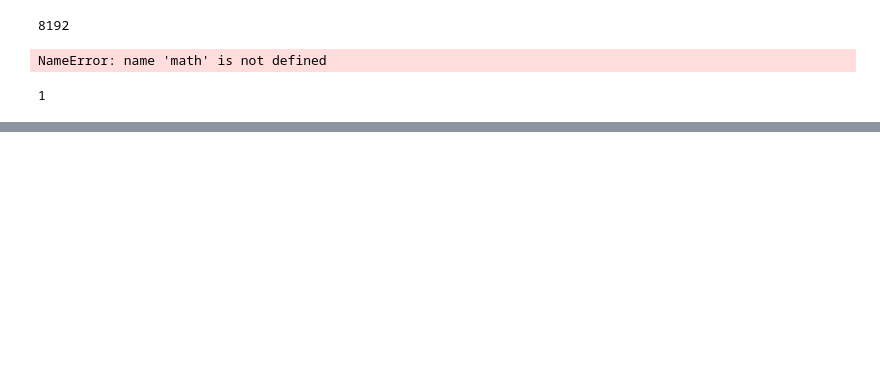
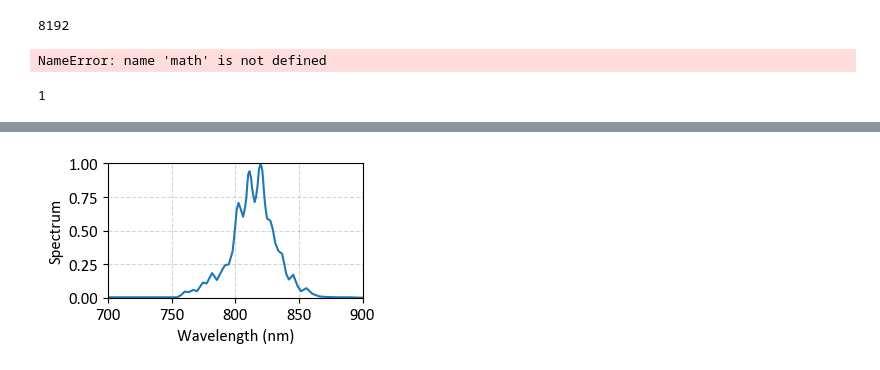
Before and after one commit to weipengyao/scripts, a Jupyter notebook: ms_f1_figs.ipynb, the cells around one changed output, grey strips where cells are left out. Saved outputs shown, nothing was run; the diff lists cells and outputs as text; code cells hidden in the pictures; blank space fills up the shorter version.

Commit message:
SDA energy spectrum

```diff
--- a/ms_f1_figs.ipynb
+++ b/ms_f1_figs.ipynb
@@ -118,0 +171,27 @@ math.factorial(abs(l1))
+# %%
+axis_wl = np.loadtxt('/Users/yao/Desktop/wizzler_data_spectra_profile.txt',delimiter=',',usecols=0)
+axis_ampl = np.loadtxt('/Users/yao/Desktop/wizzler_data_spectra_profile.txt',delimiter=',',usecols=1)
+# %%
+width  = 3.487 * 1.0
+height = width / 1.618 * 1.0
+
+fig, ax = plt.subplots()
+fig.subplots_adjust(left=.15, bottom=.16, right=.99, top=.97)
+
+ax.plot(axis_wl, axis_ampl)
+
+ax.set_xlim([700,900])
+# ax.set_xticks([-250, -200, -150, -100, -50, 0, 50, 100, 150, 200, 250])
+# ax.set_xticklabels([-250, -150,  -50,  50,  150,  250])
+ax.set_ylim([0,1])
+ax.grid(linestyle='--',alpha=0.5)
+ax.set_xlabel('Wavelength (nm)')
+ax.set_ylabel('Spectrum')
+# ax.legend()
+fig.set_size_inches(width, height)
+fig.tight_layout()
+
+# plt.show()
+plt.savefig('/Users/yao/Desktop/wizzler_spec.pdf',dpi=600) # 保存文件
+# %% [output]
+[figure, added]
```
Also changed, not shown: parts of 8 cells of this notebook, 4 other files.
